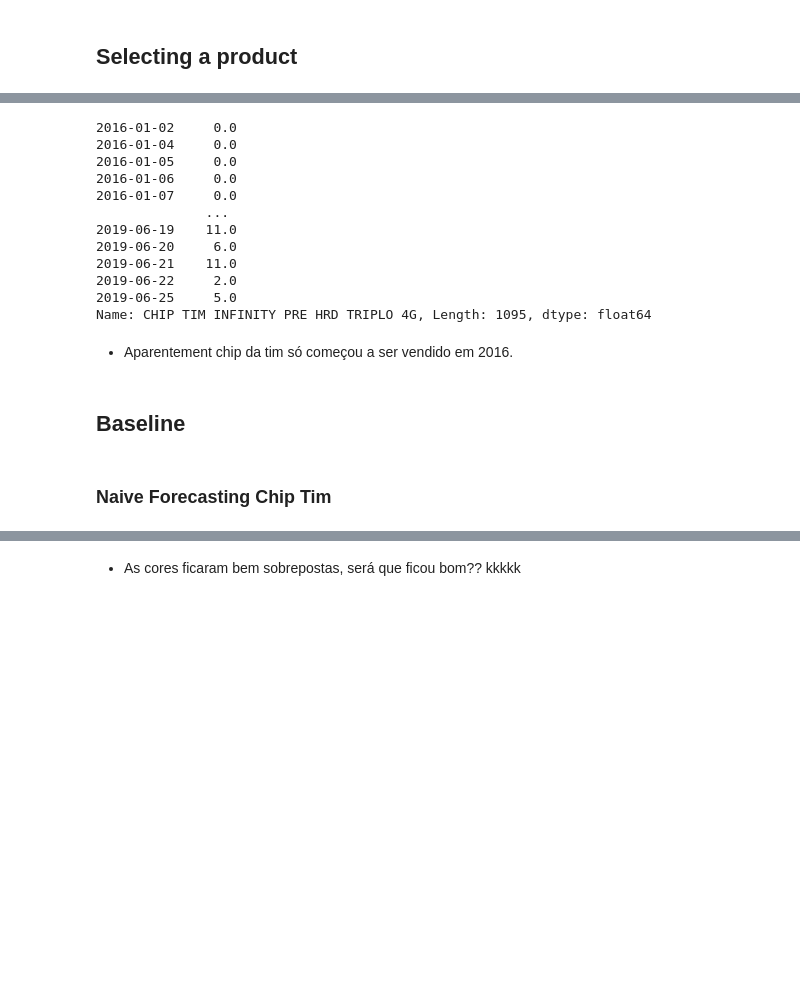
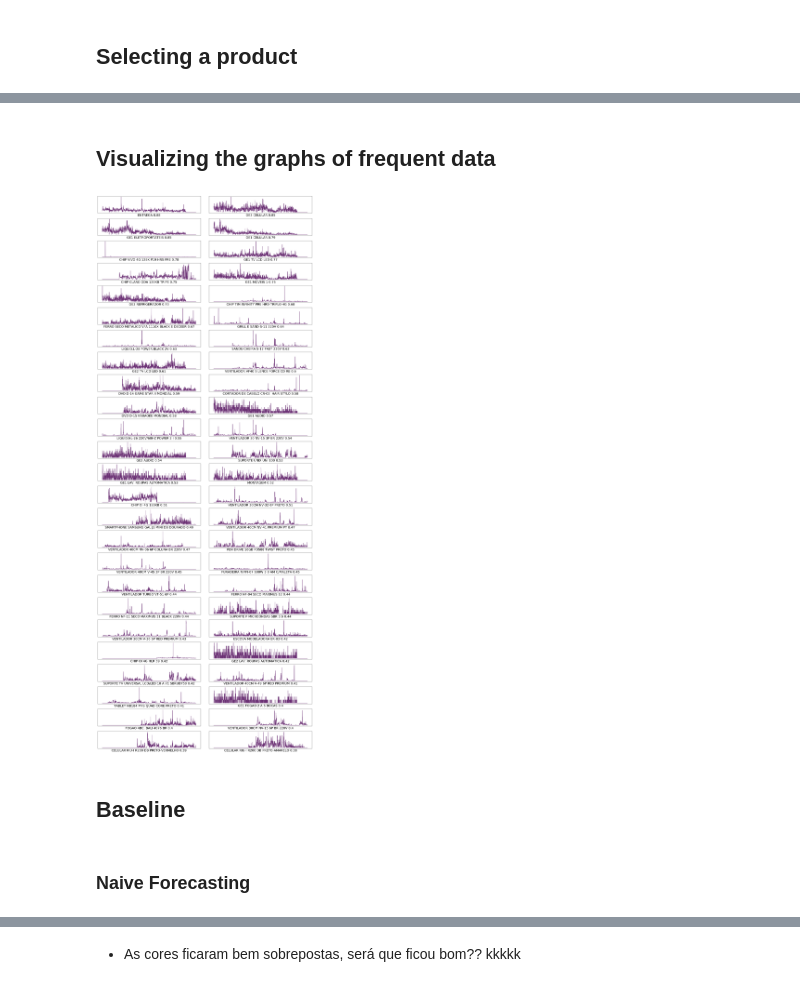
Before and after one commit to ItamarRocha/Machine-Learning-and-Data-Analysis, a Jupyter notebook: Armazem/exploring.ipynb, the cells around one changed output, grey strips where cells are left out. Cells and saved outputs as stored; diff of their text form; code cells hidden in the pictures; blank space fills up the shorter version.

```diff
--- a/Armazem/exploring.ipynb
+++ b/Armazem/exploring.ipynb
@@ -137,4 +122,4 @@ df.shape
 # %% [markdown]
 ## Selecting a product
 # %%
-frequent = df
+frequent = df.fillna(value=0)
@@ -200,17 +155,0 @@ chip_tim.dropna(inplace=True)
-# %%
-chip_tim
-# %% [output]
-2016-01-02     0.0
-2016-01-04     0.0
-2016-01-05     0.0
-2016-01-06     0.0
-2016-01-07     0.0
-              ...
-2019-06-19    11.0
-2019-06-20     6.0
-2019-06-21    11.0
-2019-06-22     2.0
-2019-06-25     5.0
-Name: CHIP TIM INFINITY PRE HRD TRIPLO 4G, Length: 1095, dtype: float64
-# %% [markdown]
-* Aparentement chip da tim só começou a ser vendido em 2016.
@@ -218,0 +156,2 @@ checkpoint_tim = chip_tim.copy()
+# %% [markdown]
+## Visualizing the graphs of frequent data
@@ -219,3 +161,16 @@ checkpoint_tim = chip_tim.copy()
+# %%
+plt.figure(figsize=(20,50))
+for i in range(len(frequent.columns)):
+    plt.subplot(25, 2, i+1)
+    plt.xticks([])
+    plt.yticks([])
+    plt.grid(True)
+    plt.plot(frequent[frequent.columns[i]], color="#6b3074")
+    plt.xlabel(frequent.columns[i] + " " + str(np.round(frequent_products[frequent.columns[i]],2)), fontsize=20)
+plt.tight_layout()
+plt.show()
+# %% [output]
+[figure, added]
 # %% [markdown]
 ## Baseline
 # %%
@@ -232,4 +187,4 @@ def plot_series(time, series, format = "-", start = 0, end = None, label = None)
         plt.legend(fontsize = 14)
     plt.grid(True)
 # %% [markdown]
-### Naive Forecasting Chip Tim
+### Naive Forecasting
```
Also changed, not shown: parts of 86 cells of this notebook.
